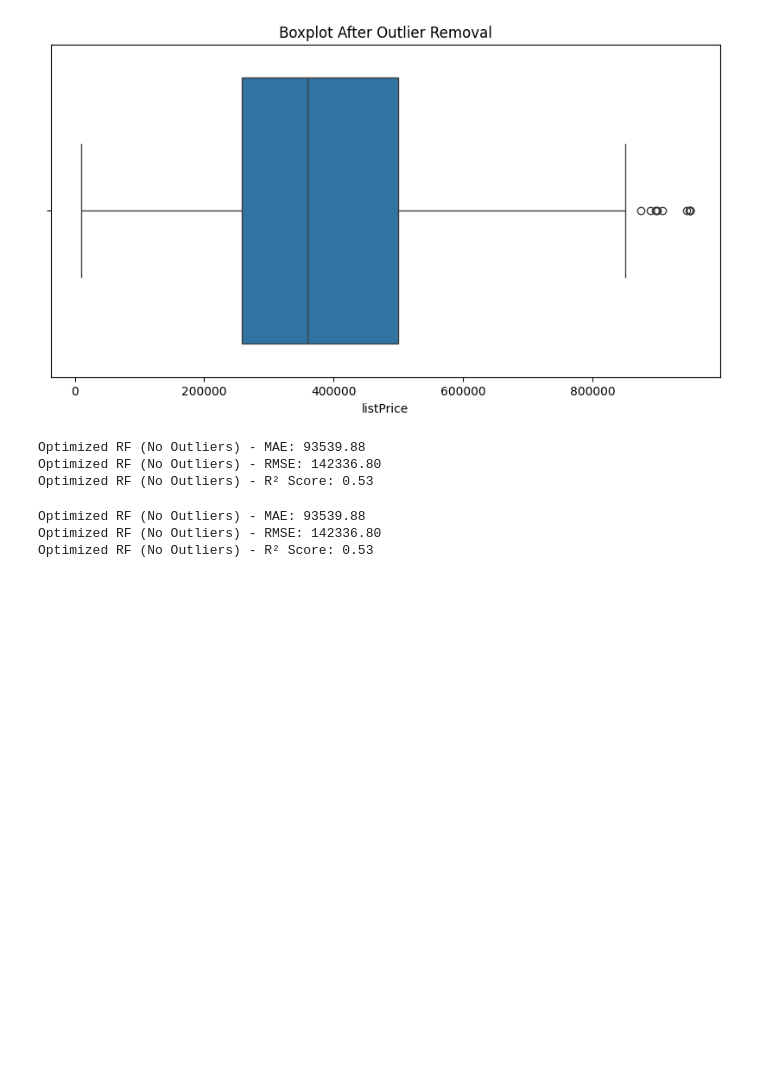
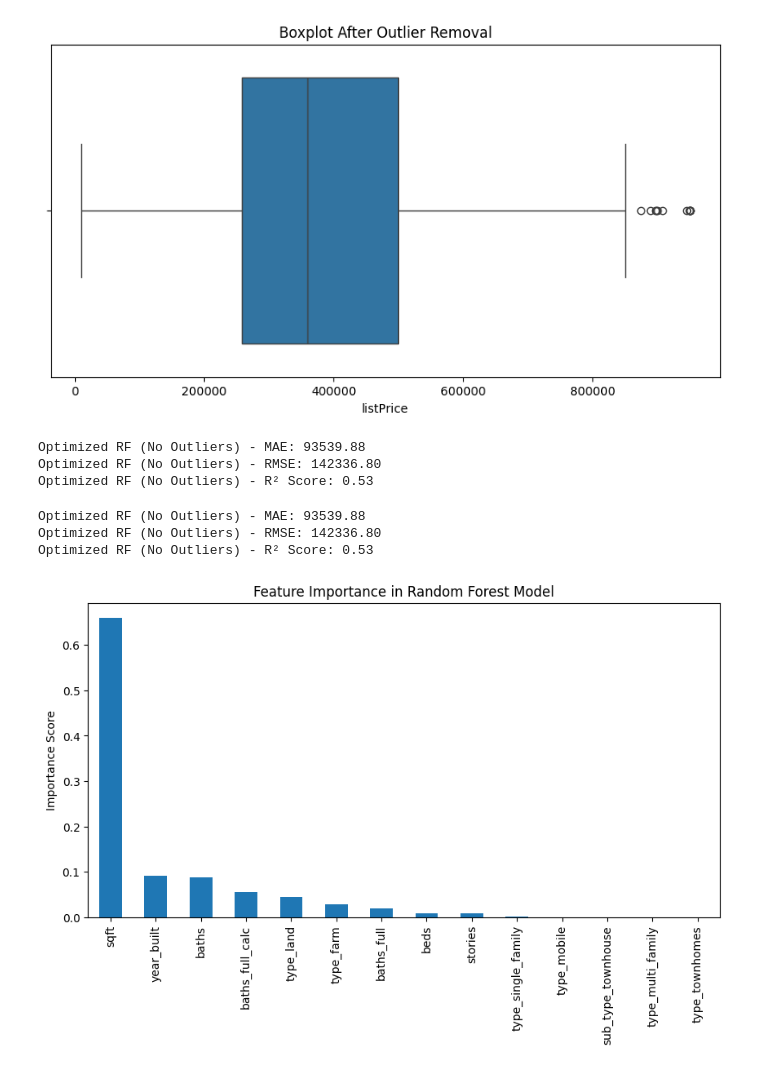
Before and after one commit to Soumika-Seelam/realestatetrends, a Jupyter notebook: trends.ipynb, the cells around one changed output. Saved outputs shown, nothing was run; the diff lists cells and outputs as text; code cells hidden in the pictures; blank space fills up the shorter version.

Commit message:
checking the feature importance

```diff
--- a/trends.ipynb
+++ b/trends.ipynb
@@ -205,3 +205,13 @@ print(f"Optimized RF (No Outliers) - R² Score: {r2_best:.2f}")
 Optimized RF (No Outliers) - MAE: 93539.88
 Optimized RF (No Outliers) - RMSE: 142336.80
 Optimized RF (No Outliers) - R² Score: 0.53
+# %%
+importances = pd.Series(rf_model_best.feature_importances_, index=X_rf.columns)
+
+plt.figure(figsize=(10,5))
+importances.sort_values(ascending=False).plot(kind="bar")
+plt.title("Feature Importance in Random Forest Model")
+plt.ylabel("Importance Score")
+plt.show()
+# %% [output]
+[figure, added]
```
